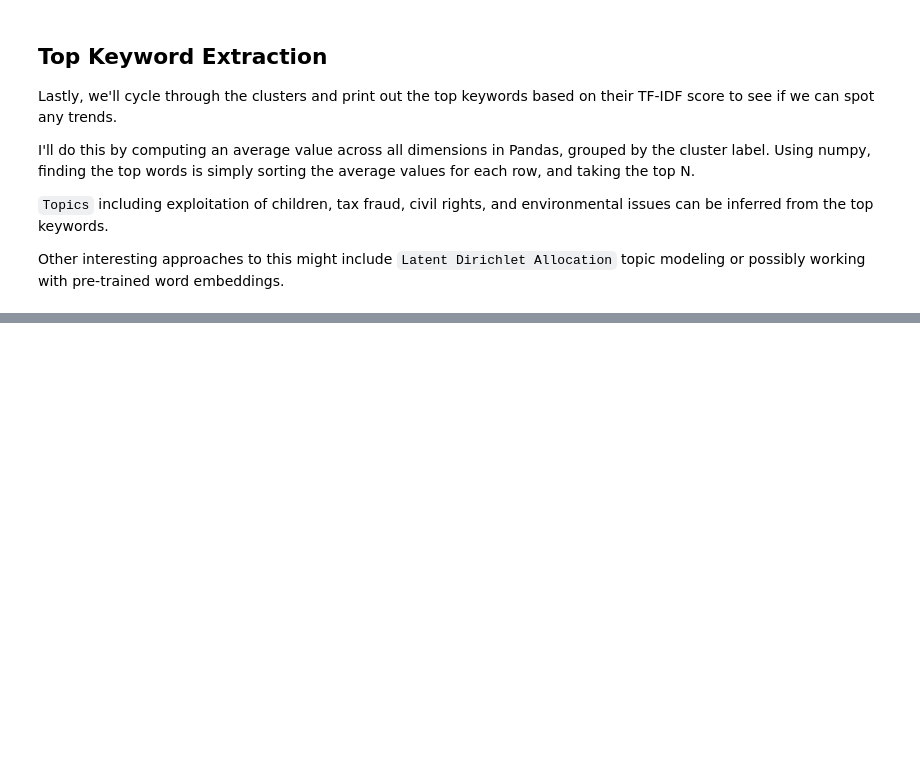
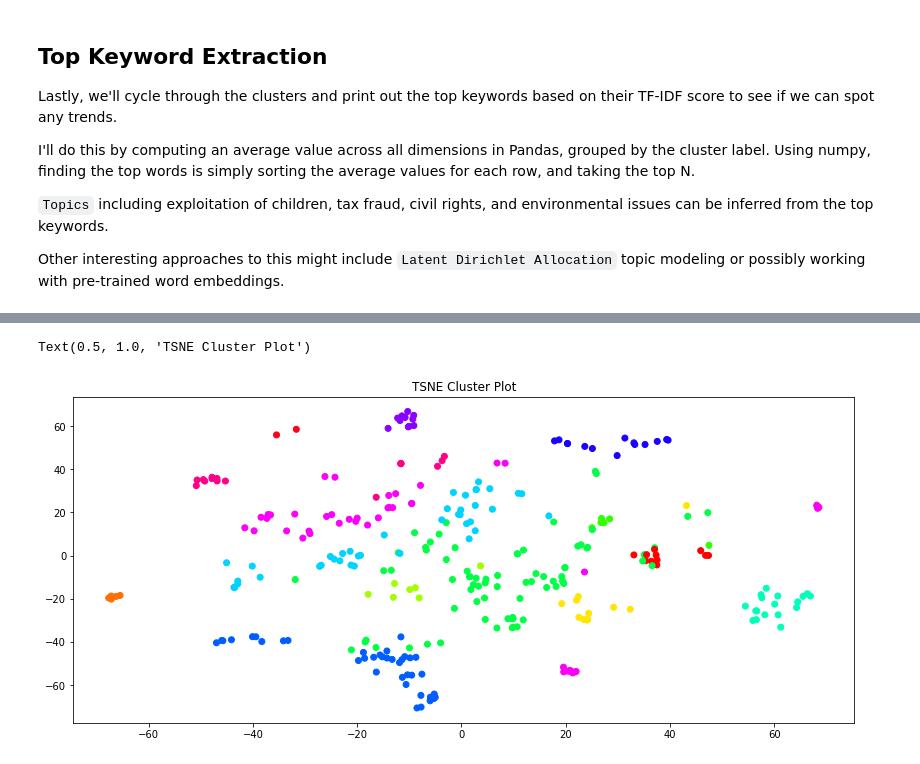
Before and after one commit to beppe95/Text-Summarization, a Jupyter notebook: Document_Clustering.ipynb, the cells around one changed output, grey strips where cells are left out. Drawn from its saved outputs; the diff is of its cells as text; code cells hidden in the pictures; blank space fills up the shorter version.

```diff
--- a/Document_Clustering.ipynb
+++ b/Document_Clustering.ipynb
@@ -162,0 +270,20 @@ department,civil,lawsuit,rights,act,disabilities,hud,discrimination,fair,housing
+# %%
+max_label = max(clusters)
+max_items = np.random.choice(range(tfidf_matrix.shape[0]), size=3000, replace=False)
+
+tsne = TSNE().fit_transform(
+    PCA(n_components=50).fit_transform(tfidf_matrix[max_items,:].todense()))
+
+xs, ys = tsne[:,0], tsne[:,1]
+df = pd.DataFrame(dict(x=xs, y=ys, label=clusters.tolist()[:3000]))
+
+idx = np.random.choice(range(pca.shape[0]), size=300, replace=False)
+label_subset = clusters[max_items]
+label_subset = [cm.hsv(i/max_label) for i in label_subset[idx]]
+
+f, ax = plt.subplots(figsize=(14, 6))
+ax.scatter(tsne[idx, 0], tsne[idx, 1], c=label_subset)
+ax.set_title('TSNE Cluster Plot')
+# %% [output]
+Text(0.5, 1.0, 'TSNE Cluster Plot')
+[figure, added]
```
Also changed, not shown: parts of 14 cells of this notebook.
